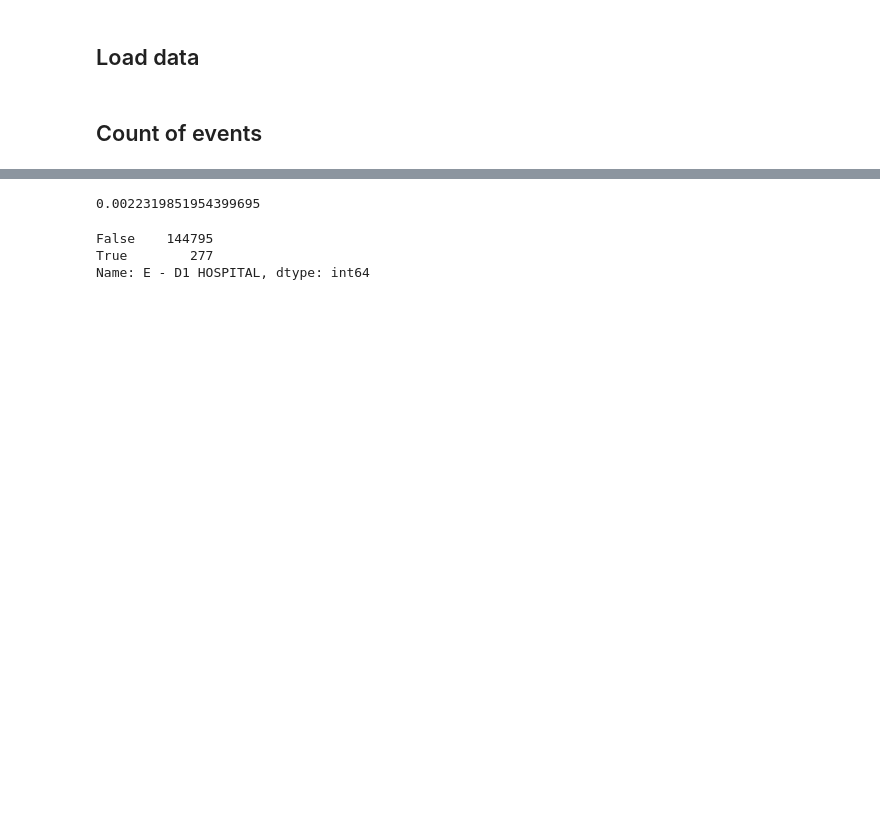
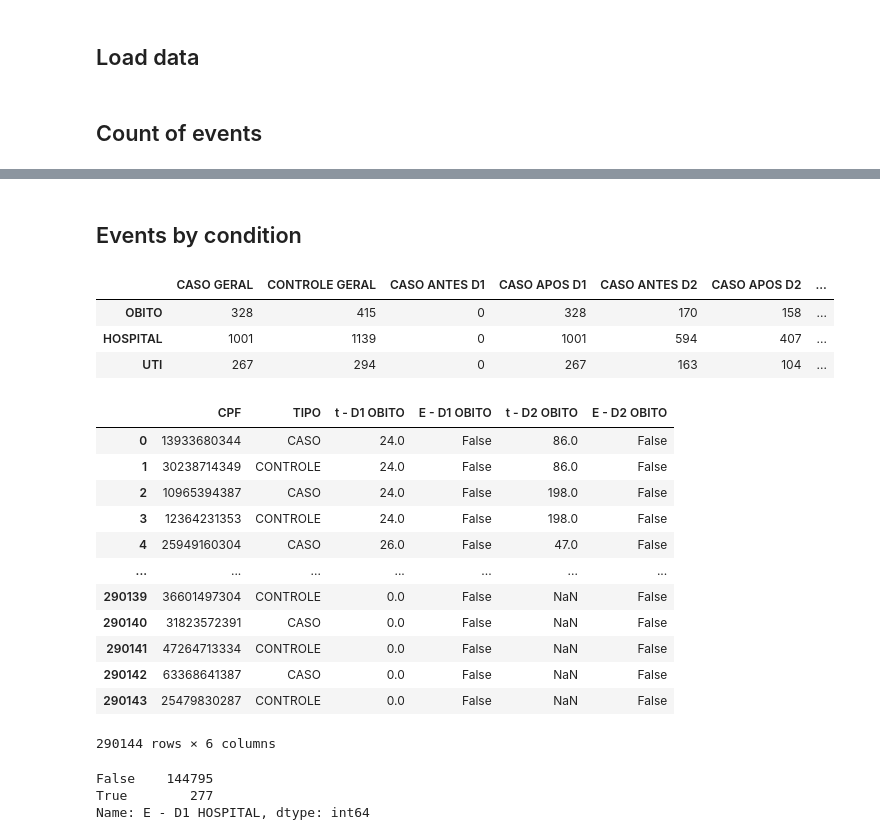
Before and after one commit to higorsmonteiro/vaccine-eff-fortaleza, a Jupyter notebook: notebooks/post_analysis_checking.ipynb, the cells around one changed output, grey strips where cells are left out. Drawn from its saved outputs; the diff is of its cells as text; code cells hidden in the pictures; blank space fills up the shorter version.

```diff
--- a/notebooks/post_analysis_checking.ipynb
+++ b/notebooks/post_analysis_checking.ipynb
@@ -31,7 +32,9 @@ base_path = os.path.join( "..", "output", "PAREAMENTO", "CORONAVAC", inputs["fol
 pairs_path = os.path.join( base_path, inputs["only_pairs"](config['seed']) )
 events_path = os.path.join( base_path, inputs["only_events"](config['seed']) )
 pairs_events_path = os.path.join( base_path, inputs["pairs_events_int"](config['event'], config['seed']) )
-survival_path = os.path.join( base_path, "SURVIVAL", inputs['survival_int'](config['event'], config['seed']) )
+survival_path_death = os.path.join( base_path, "SURVIVAL", inputs['survival_int']('OBITO', config['seed']) )
+survival_path_hosp = os.path.join( base_path, "SURVIVAL", inputs['survival_int']('HOSPITAL', config['seed']) )
+survival_path_icu = os.path.join( base_path, "SURVIVAL", inputs['survival_int']('UTI', config['seed']) )
 # %% [markdown]
 ## Load data
 # %%
@@ -40,4 +43,6 @@ fschema_df = pd.read_parquet(schema_path)
 pairs_df = pd.read_parquet(pairs_path)
 events_df = pd.read_parquet(events_path)
 pairs_events_df = pd.read_parquet(pairs_events_path)
-survival_df = pd.read_parquet(survival_path)
+survival_df_death = pd.read_parquet(survival_path_death)
+survival_df_hosp = pd.read_parquet(survival_path_hosp)
+survival_df_icu = pd.read_parquet(survival_path_icu)
@@ -100,4 +121,2 @@ data
-# %%
-158/70789
-# %% [output]
-0.0022319851954399695
+# %% [markdown]
+## Events by condition
@@ -104,3 +256,26 @@ data
+# %%
+data
+# %% [output]
+|  | CASO GERAL | CONTROLE GERAL | CASO ANTES D1 | CASO APOS D1 | CASO ANTES D2 | CASO APOS D2 | ... |
+| OBITO | 328 | 415 | 0 | 328 | 170 | 158 | ... |
+| HOSPITAL | 1001 | 1139 | 0 | 1001 | 594 | 407 | ... |
+| UTI | 267 | 294 | 0 | 267 | 163 | 104 | ... |
+# %%
+survival_df_death
+# %% [output]
+|  | CPF | TIPO | t - D1 OBITO | E - D1 OBITO | t - D2 OBITO | E - D2 OBITO |
+| 0 | 13933680344 | CASO | 24.0 | False | 86.0 | False |
+| 1 | 30238714349 | CONTROLE | 24.0 | False | 86.0 | False |
+| 2 | 10965394387 | CASO | 24.0 | False | 198.0 | False |
+| 3 | 12364231353 | CONTROLE | 24.0 | False | 198.0 | False |
+| 4 | 25949160304 | CASO | 26.0 | False | 47.0 | False |
+| ... | ... | ... | ... | ... | ... | ... |
+| 290139 | 36601497304 | CONTROLE | 0.0 | False | NaN | False |
+| 290140 | 31823572391 | CASO | 0.0 | False | NaN | False |
+| 290141 | 47264713334 | CONTROLE | 0.0 | False | NaN | False |
+| 290142 | 63368641387 | CASO | 0.0 | False | NaN | False |
+| 290143 | 25479830287 | CONTROLE | 0.0 | False | NaN | False |
+290144 rows × 6 columns
 # %%
 surv = survival_death
 surv_caso = surv[surv["TIPO"]=="CASO"]
```
Also changed, not shown: parts of 7 cells of this notebook, 17 other files.
